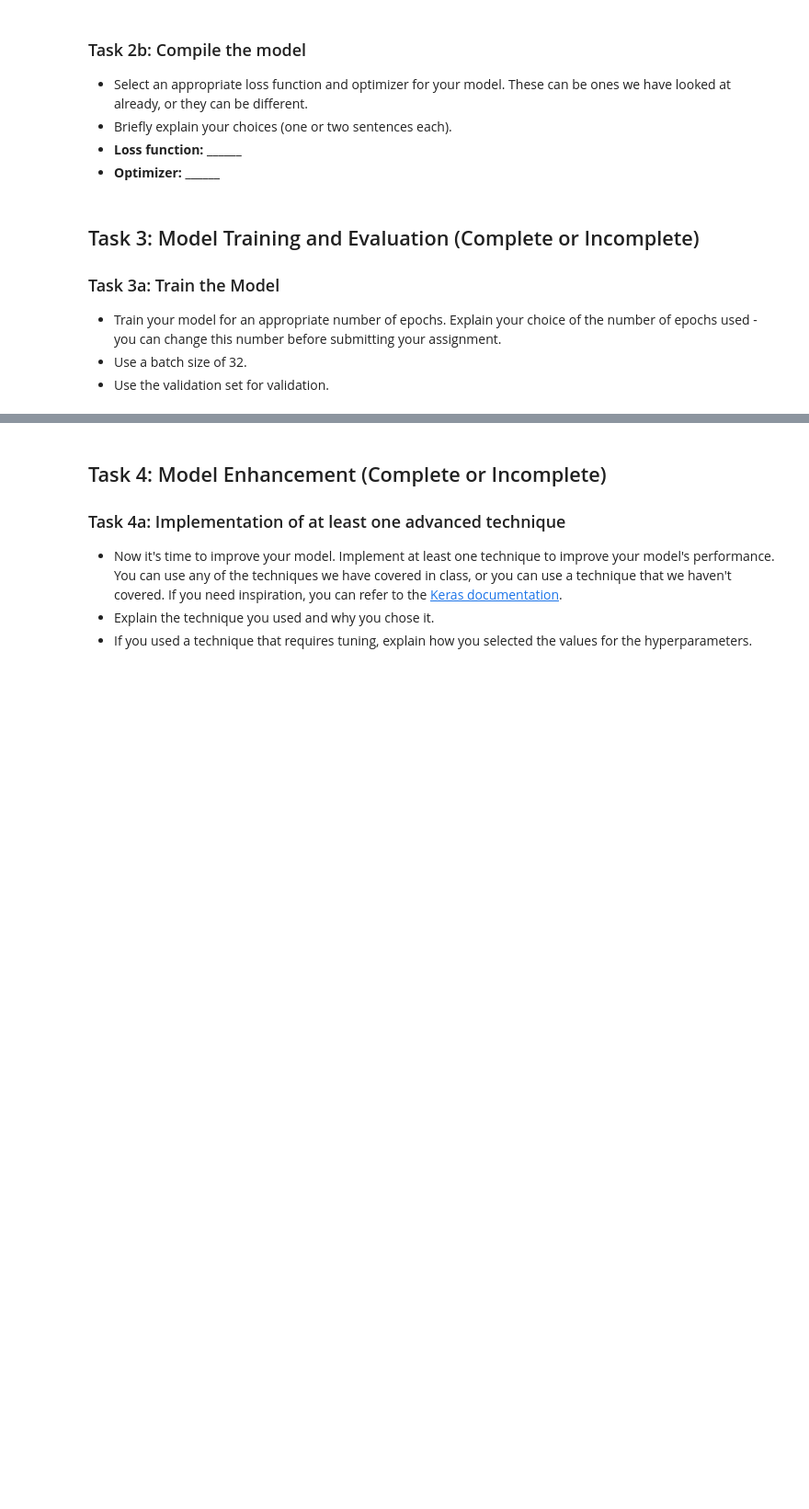
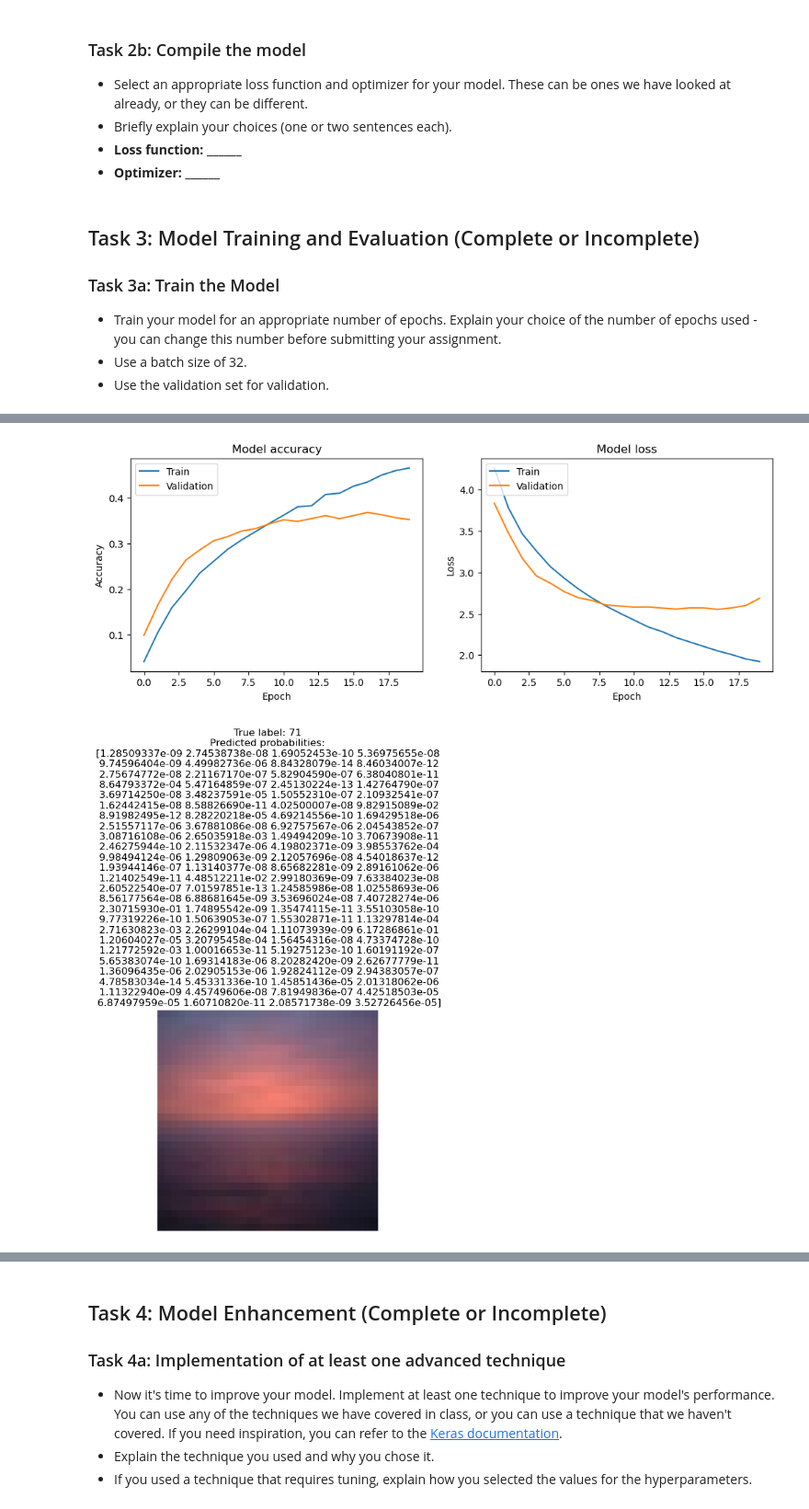
Before and after one commit to UofT-DSI/deep_learning, a Jupyter notebook: 02_activities/assignments/assignment_1.ipynb, the cells around one changed output, grey strips where cells are left out. Shown at 92% size. Saved outputs shown, nothing was run; the diff lists cells and outputs as text; code cells hidden in the pictures; blank space fills up the shorter version.

```diff
--- a/02_activities/assignments/assignment_1.ipynb
+++ b/02_activities/assignments/assignment_1.ipynb
@@ -34,0 +77,7 @@ To enable the following instructions: AVX2 FMA, in other operations, rebuild Ten
+# %%
+# Convert labels to one-hot encoded vectors
+y_train = to_categorical(y_train, num_classes)
+y_test = to_categorical(y_test, num_classes)
+# %%
+# Split the training set into training and validation sets (80% training, 20% validation)
+x_train, x_val, y_train, y_val = train_test_split(x_train, y_train, test_size=0.2, random_state=42)
@@ -53,6 +176,8 @@ from keras.layers import Conv2D, MaxPooling2D, Flatten, Dense
 from keras import optimizers
 
 # Your code here
+# Compile the model
+model.compile(optimizer=Adam(), loss='categorical_crossentropy', metrics=['accuracy'])
 # %% [markdown]
 ## Task 3: Model Training and Evaluation (Complete or Incomplete)
 ### Task 3a: Train the Model
@@ -62,3 +187,14 @@ from keras import optimizers
 - Use the validation set for validation.
 # %%
 # Your code here
+# Number of epochs
+epochs = 20
+batch_size = 32
+
+# Train the model
+history = model.fit(x_train, y_train, epochs=epochs, batch_size=batch_size, validation_data=(x_val, y_val))
+
+# Evaluate the model on the test set
+test_loss, test_accuracy = model.evaluate(x_test, y_test)
+print(f"Test loss: {test_loss}")
+print(f"Test accuracy: {test_accuracy}")
@@ -84,2 +298,60 @@ from keras import optimizers
 # %%
 # Your code here
+import matplotlib.pyplot as plt
+import numpy as np
+
+# Plot training and validation accuracy
+def plot_training_history(history):
+    plt.figure(figsize=(12, 4))
+
+    # Plot training & validation accuracy values
+    plt.subplot(1, 2, 1)
+    plt.plot(history.history['accuracy'])
+    plt.plot(history.history['val_accuracy'])
+    plt.title('Model accuracy')
+    plt.ylabel('Accuracy')
+    plt.xlabel('Epoch')
+    plt.legend(['Train', 'Validation'], loc='upper left')
+
+    # Plot training & validation loss values
+    plt.subplot(1, 2, 2)
+    plt.plot(history.history['loss'])
+    plt.plot(history.history['val_loss'])
+    plt.title('Model loss')
+    plt.ylabel('Loss')
+    plt.xlabel('Epoch')
+    plt.legend(['Train', 'Validation'], loc='upper left')
+
+    plt.show()
+
+# Visualize the training history
+plot_training_history(history)
+
+# Select an image correctly classified by the model
+correct_indices = np.where(y_pred_classes == y_true)[0]
+incorrect_indices = np.where(y_pred_classes != y_true)[0]
+
+def plot_image_with_probabilities(image, true_label, predicted_probs, classes):
+    plt.imshow(image)
+    plt.title(f"True label: {true_label}\nPredicted probabilities:\n{predicted_probs}")
+    plt.axis('off')
+    plt.show()
+
+# Plot a correctly classified image
+correct_index = correct_indices[0]
+correct_image = x_test[correct_index]
+correct_true_label = y_true[correct_index]
+correct_predicted_probs = y_pred[correct_index]
+
+plot_image_with_probabilities(correct_image, correct_true_label, correct_predicted_probs, num_classes)
+
+# Plot an incorrectly classified image
+incorrect_index = incorrect_indices[0]
+incorrect_image = x_test[incorrect_index]
+incorrect_true_label = y_true[incorrect_index]
+incorrect_predicted_probs = y_pred[incorrect_index]
+
+plot_image_with_probabilities(incorrect_image, incorrect_true_label, incorrect_predicted_probs, num_classes)
+# %% [output]
+[figure, added]
+[figure, added]
```
Also changed, not shown: parts of 15 cells of this notebook.
